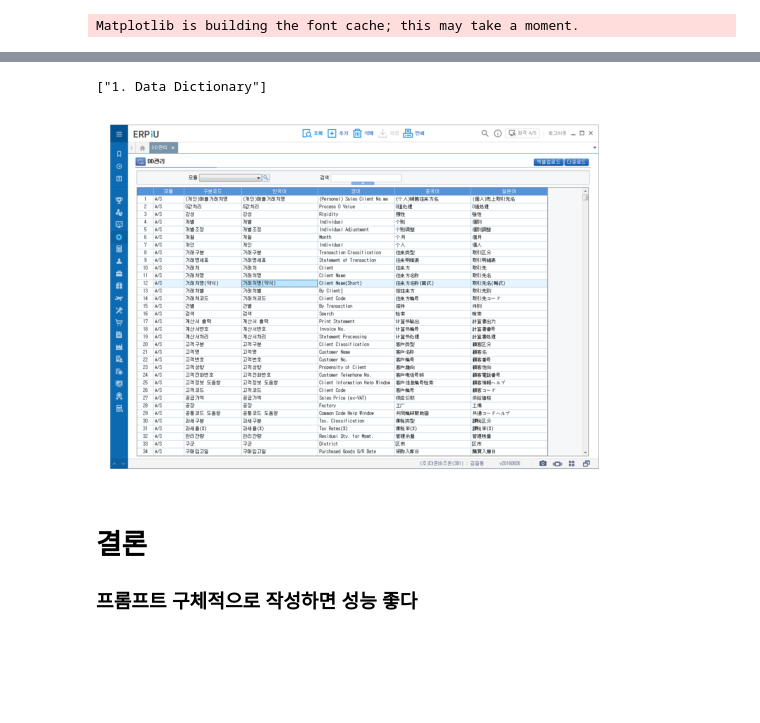
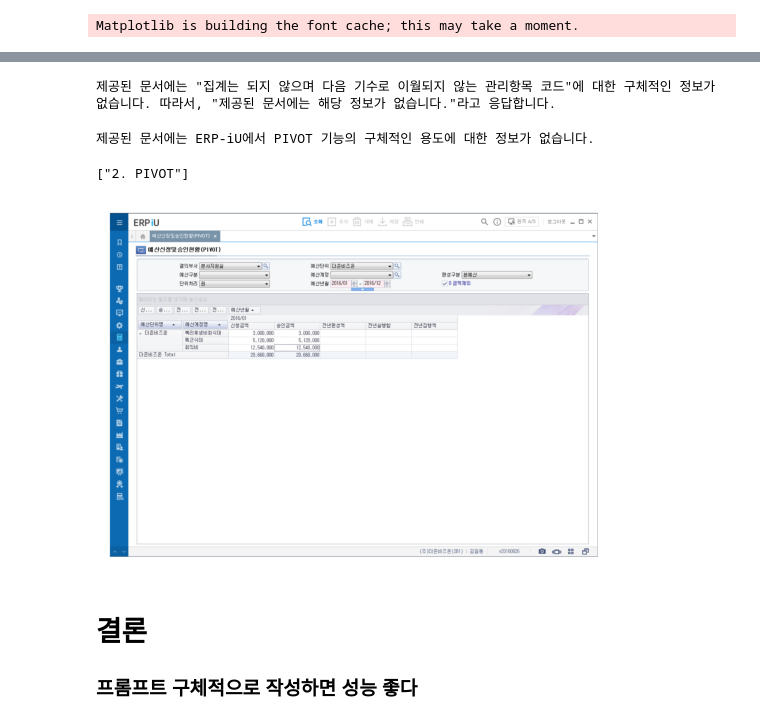
Before and after one commit to changhy2001/prompt_RAG, a Jupyter notebook: presentation.ipynb, the cells around one changed output, grey strips where cells are left out. Cells and saved outputs as stored; diff of their text form; code cells hidden in the pictures; blank space fills up the shorter version.

```diff
--- a/presentation.ipynb
+++ b/presentation.ipynb
@@ -240,8 +257,3 @@ def score_tag_for_question(question):
 
     # 모델의 응답을 기반으로 해당 카테고리 항목을 반환
     return response_text
-# %%
-# 예시 질문
-question = "집계는 되지 않으며 다음 기수로 이월되지 않는 관리항목 코드는 무엇인가요?"
-tag_score = score_tag_for_question(question)
-print(tag_score)
@@ -460,3 +434,15 @@ def select_image(question):
 
     # 모델의 응답을 기반으로 해당 카테고리 항목을 반환
     return response_text
+# %%
+def display_images(image_titles):
+    image_filenames = [f"image/{title}.png" for title in image_titles]
+
+    for image_path in image_filenames:
+        if os.path.exists(image_path):
+            img = mpimg.imread(image_path)
+            plt.imshow(img)
+            plt.axis('off')
+            plt.show()
+        else:
+            print(f"Error: Image file '{image_path}' not found.")
@@ -462,0 +451,7 @@ def select_image(question):
+# %%
+# 예시 질문 입력
+question = "ERP-iU에서 PIVOT 기능은 어떤 용도로 사용되나요?"
+
+# 각 태그의 점수 반환
+tag_score = score_tag_for_question(question)
+print(tag_score)
@@ -463,22 +488,19 @@ def select_image(question):
+# %%
+final_answer_without_glossary = generate_answer_without_glossary(question, extracted_texts)
+# %% [output]
+제공된 문서에는 "집계는 되지 않으며 다음 기수로 이월되지 않는 관리항목 코드"에 대한 구체적인 정보가 없습니다. 따라서, "제공된 문서에는 해당 정보가 없습니다."라고 응답합니다.
+# %%
+final_answer_with_glossary = generate_answer_with_glossary(question, extracted_texts, glossary)
+# %% [output]
+제공된 문서에는 ERP-iU에서 PIVOT 기능의 구체적인 용도에 대한 정보가 없습니다.
 # %%
-question = "Data Dictionary의 목적이 무엇인가요?"
 image = select_image(question)
 image = ast.literal_eval(image)
+
+display_images(image)
 # %% [output]
-["1. Data Dictionary"]
+["2. PIVOT"]
+[figure, added]
-# %%
-image_filenames = [f"image/{title}.png" for title in image]
-
-for image_path in image_filenames:
-    if os.path.exists(image_path):
-        img = mpimg.imread(image_path)
-        plt.imshow(img)
-        plt.axis('off')
-        plt.show()
-    else:
-        print(f"Error: Image file '{image_path}' not found.")
-# %% [output]
-[figure, removed]
 # %% [markdown]
 # 결론
 
```
Also changed, not shown: parts of 20 cells of this notebook.
